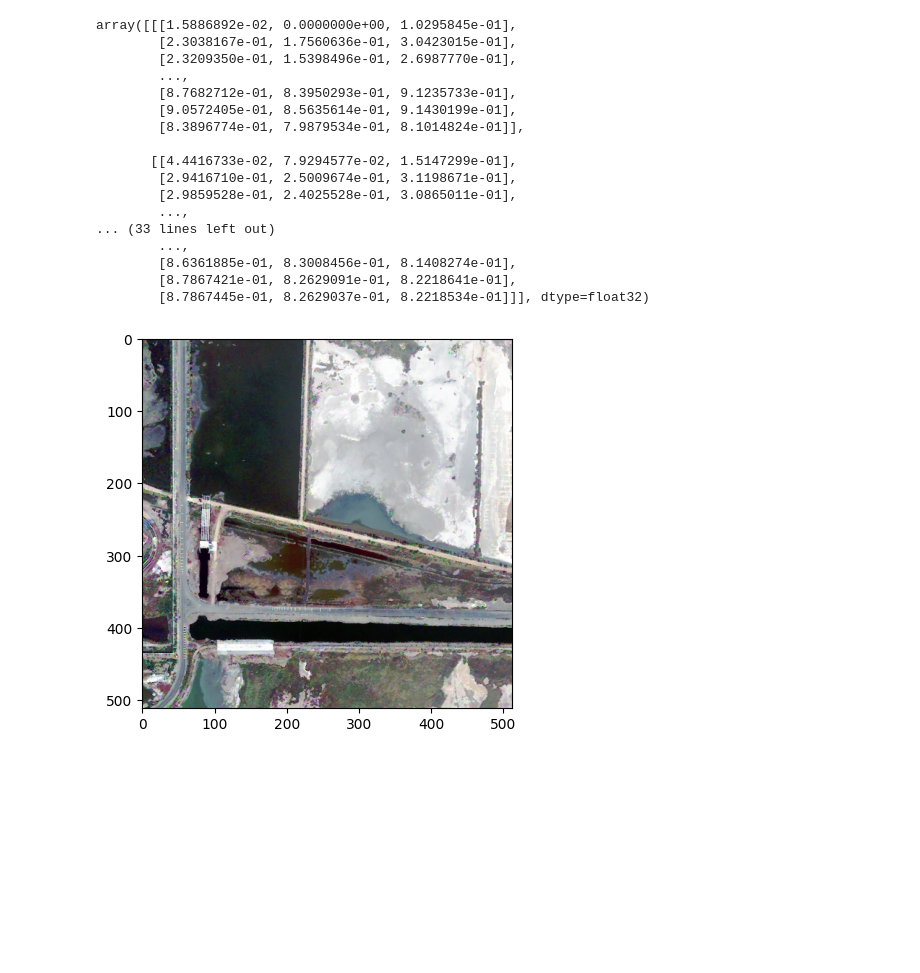
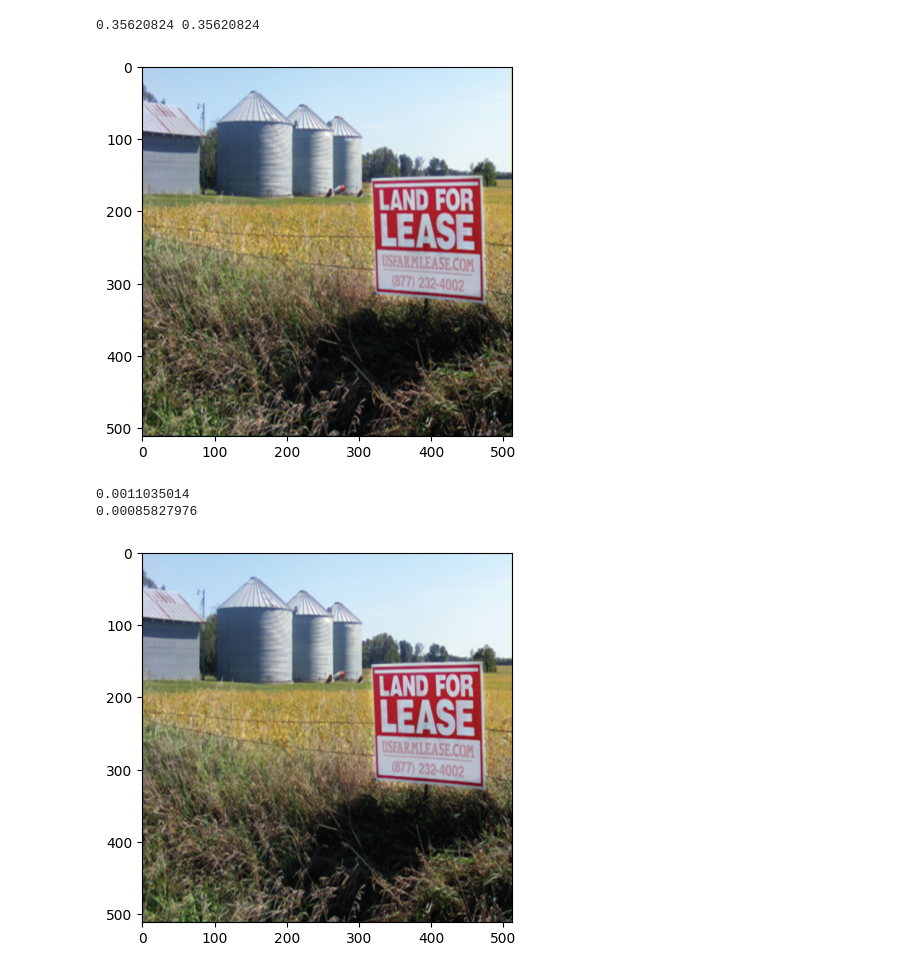
Before and after one commit to mattmull42/RGBW_demo, a Jupyter notebook: exp.ipynb, the cells around one changed output. Saved outputs shown, nothing was run; the diff lists cells and outputs as text; code cells hidden in the pictures; blank space fills up the shorter version.

```diff
--- a/exp.ipynb
+++ b/exp.ipynb
@@ -16,13 +15,13 @@ from src.inversions.baseline_method.inversion_baseline import *
 
 from src.input_initialization import initialize_input
 # %%
-CFA = 'sony'
+CFA = 'bayer'
 BINNING = CFA == 'quad_bayer'
 NOISE_LEVEL = 0
 
-INPUT_DIR = 'input/ms/'
+INPUT_DIR = 'input/'
 # %%
-x, spectral_stencil = initialize_input(INPUT_DIR + 'W4_Mexi_Nat_rgb.png')
+x, spectral_stencil = initialize_input(INPUT_DIR + '01690.png')
 
 cfa_op = cfa_operator(CFA, x.shape, spectral_stencil, 'dirac')
 forward_op = forward_operator([cfa_op])
@@ -43,7 +42,7 @@ y = np.clip(forward_op.direct(x) + np.random.normal(0, NOISE_LEVEL / 100, forwar
 
 f = loss.SquaredL2Loss(y=jnp.array(y), A=A)
 
-x_baseline = jnp.array(baseline_inverse(y)[:, :, ::-1])
+x_baseline = jnp.array(baseline_inverse(y))
 
 def objective(trial):
     lambd = trial.suggest_float('lambd', 1e-3, 0.2, log=True)
@@ -60,12 +59,12 @@ def objective(trial):
         tau=tau,
         sigma=sigma,
         x0=x_baseline,
-        maxiter=400
+        maxiter=1000
     )
 
     return metric.mse(x, solver_TV.solve())
 
 study = optuna.create_study(direction='minimize', storage='sqlite:///main.sqlite3', study_name='tv', load_if_exists=True)
-study.optimize(objective, n_trials=10)
-best_trial = study.best_trial
+# study.optimize(objective, n_trials=40)
+# best_trial = study.best_trial
 # %% [output]
@@ -90,7 +73,10 @@ KeyboardInterrupt:
 # %%
-g = 0.002028 * functional.L21Norm(l2_axis=(0, 3))
-sigma = 0.07089
-tau = 0.50046 / (sigma * C_squared_norm)
+g = 0.00100 * functional.L21Norm(l2_axis=(0, 3))
+sigma = 0.05085
+tau = 0.42882 / (sigma * C_squared_norm)
+
+tau, sigma = np.asarray(PDHG.estimate_parameters(C, x_baseline))
+print(tau, sigma)
 
 solver_TV = PDHG(
     f=f,
@@ -99,32 +85,21 @@ solver_TV = PDHG(
     tau=tau,
     sigma=sigma,
     x0=x_baseline,
-    maxiter=400
+    maxiter=1000
 )
 
-res = np.array(solver_TV.solve())
-
-np.clip(res, 0, 1, res)
+res = np.clip(np.array(solver_TV.solve()), 0, 1)
 # %% [output]
-array([[[1.5886892e-02, 0.0000000e+00, 1.0295845e-01],
-        [2.3038167e-01, 1.7560636e-01, 3.0423015e-01],
-        [2.3209350e-01, 1.5398496e-01, 2.6987770e-01],
-        ...,
-        [8.7682712e-01, 8.3950293e-01, 9.1235733e-01],
-        [9.0572405e-01, 8.5635614e-01, 9.1430199e-01],
-        [8.3896774e-01, 7.9879534e-01, 8.1014824e-01]],
-
-       [[4.4416733e-02, 7.9294577e-02, 1.5147299e-01],
-        [2.9416710e-01, 2.5009674e-01, 3.1198671e-01],
-        [2.9859528e-01, 2.4025528e-01, 3.0865011e-01],
-        ...,
-... (33 lines left out)
-        ...,
-        [8.6361885e-01, 8.3008456e-01, 8.1408274e-01],
-        [8.7867421e-01, 8.2629091e-01, 8.2218641e-01],
-        [8.7867445e-01, 8.2629037e-01, 8.2218534e-01]]], dtype=float32)
+0.35620824 0.35620824
-# %%
-plt.imshow(res)
-plt.imsave(f'{CFA}.png', res)
-# %% [output]
-[figure, removed]
+# %%
+plt.imshow(x_baseline)
+plt.show()
+plt.imshow(res)
+
+print(metric.mse(x, x_baseline), metric.psnr(x, x_baseline))
+print(metric.mse(x, res), metric.psnr(x, res))
+# %% [output]
+[figure, added]
+0.0011035014
+0.00085827976
+[figure, added]
```
Also changed, not shown: parts of 2 cells of this notebook, 39 other files.
